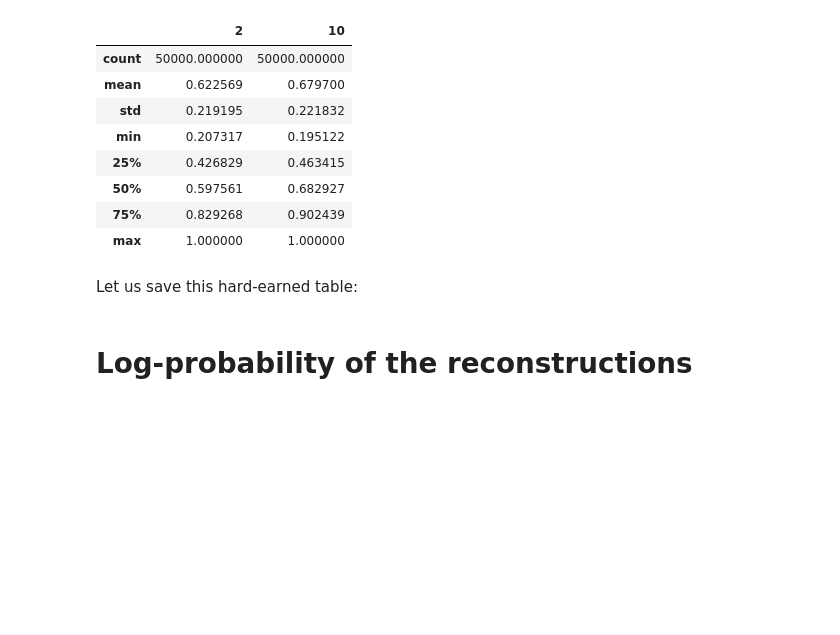
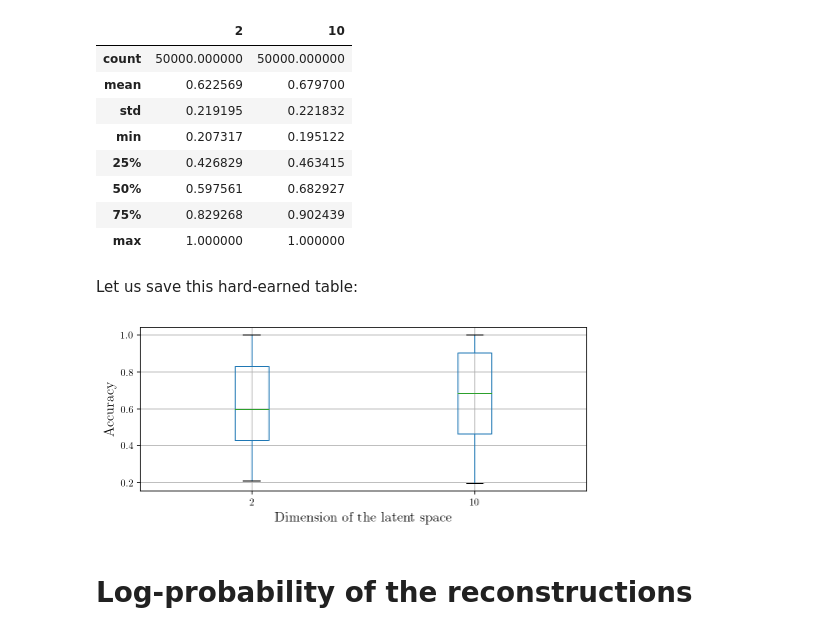
Before and after one commit to bdura/pgm-project, a Jupyter notebook: notebooks/Visualization.ipynb, the cells around one changed output. Saved outputs shown, nothing was run; the diff lists cells and outputs as text; code cells hidden in the pictures; blank space fills up the shorter version.

```diff
--- a/notebooks/Visualization.ipynb
+++ b/notebooks/Visualization.ipynb
@@ -50,8 +50,11 @@ GRAPHICS_PATH = ROOT + 'graphics/'
 model = proteins.WassersteinAutoEncoder(ksi=10., hidden_dimension=10)
 model.load_state_dict(torch.load(MODELS_PATH + 'wae-h=10.weights', map_location='cpu'))
 # %%
-model = proteins.WAESinai(ksi=10., hidden_dimension=2)
-model.load_state_dict(torch.load(MODELS_PATH + 'wae-sinai.weights', map_location='cpu'))
+vae = proteins.VAESinai(hidden_dimension=2)
+vae.load_state_dict(torch.load(MODELS_PATH + 'vae-sinai.weights', map_location='cpu'))
+
+wae = proteins.WAESinai2(hidden_dimension=2)
+wae.load_state_dict(torch.load(MODELS_PATH + 'wae-sinai2.weights', map_location='cpu'))
 # %%
 model2 = proteins.WassersteinAutoEncoder(ksi=10., hidden_dimension=2)
 model2.load_state_dict(torch.load(MODELS_PATH + 'wae.weights', map_location='cpu'))
@@ -122,13 +125,15 @@ accuracy.index.names = ['sequence ID']
 # %% [markdown]
 Let us save this hard-earned table:
 # %%
-plt.figure(figsize=(8, 5))
+plt.figure(figsize=(8, 3))
 accuracy.boxplot()
 
 plt.xlabel('Dimension of the latent space', fontsize=14)
 plt.ylabel('Accuracy', fontsize=14)
 
-plt.savefig(GRAPHICS_PATH + 'accuracy-boxplots.pdf')
+plt.savefig(GRAPHICS_PATH + 'accuracy-boxplots.pdf', bbox_inches='tight')
+# %% [output]
+[figure, added]
 # %% [markdown]
 # Log-probability of the reconstructions
 # %%
```
Also changed, not shown: parts of 4 cells of this notebook, 3 other files.
